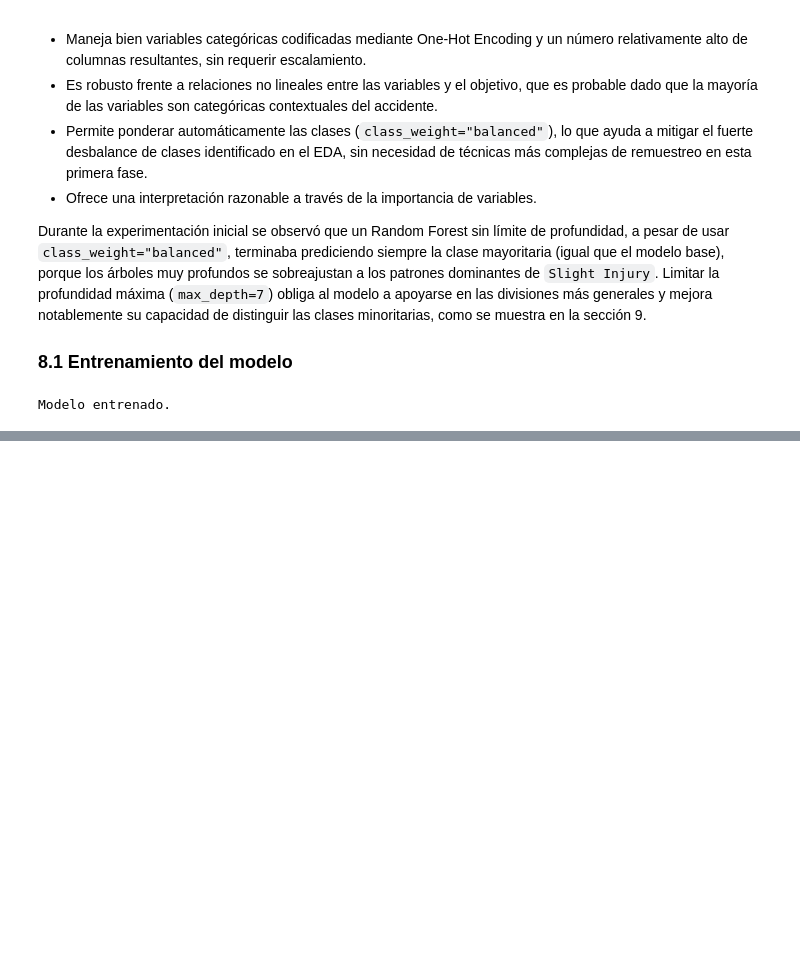
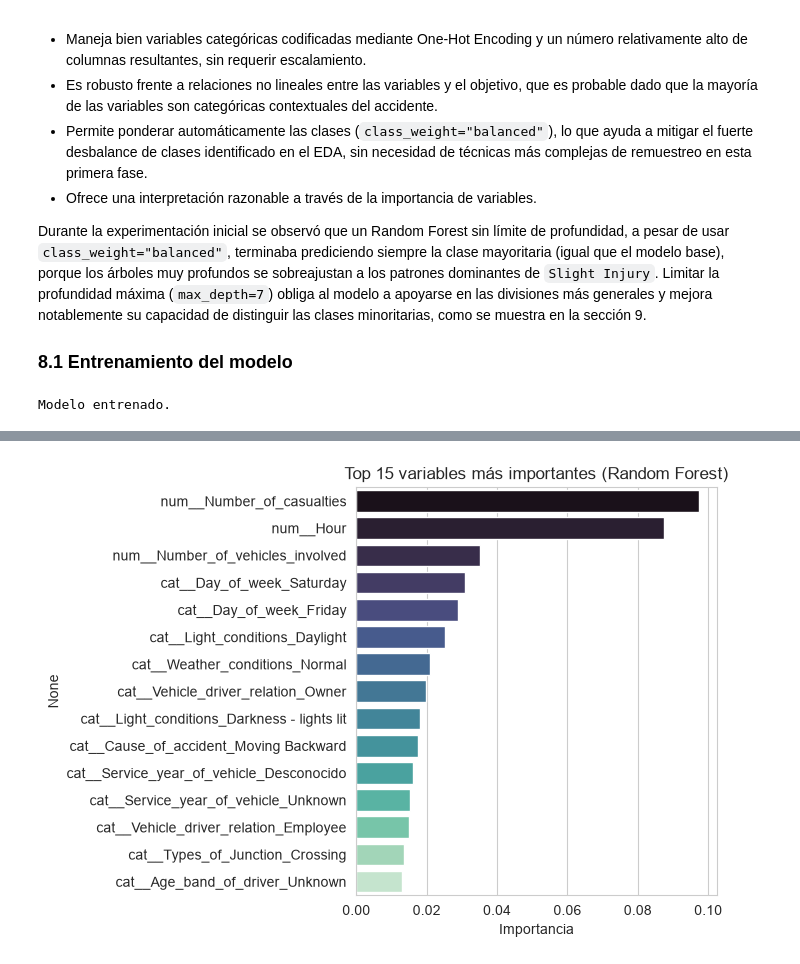
Before and after one commit to CarolinaArboleda/Proyecto_Modelos1, a Jupyter notebook: fase-1/ProyectoModelos.ipynb, the cells around one changed output, grey strips where cells are left out. Cells and saved outputs as stored; diff of their text form; code cells hidden in the pictures; blank space fills up the shorter version.

```diff
--- a/fase-1/ProyectoModelos.ipynb
+++ b/fase-1/ProyectoModelos.ipynb
@@ -333,0 +392,17 @@ Modelo entrenado.
+# %%
+importances = model_pipeline.named_steps["classifier"].feature_importances_
+feature_names = model_pipeline.named_steps["preprocessor"].get_feature_names_out()
+
+feat_imp = (pd.Series(importances, index=feature_names)
+            .sort_values(ascending=False)
+            .head(15))
+
+plt.figure(figsize=(7, 5))
+sns.barplot(x=feat_imp.values, y=feat_imp.index, hue=feat_imp.index,
+            palette="mako", legend=False)
+plt.title("Top 15 variables más importantes (Random Forest)")
+plt.xlabel("Importancia")
+plt.tight_layout()
+plt.show()
+# %% [output]
+[figure, added]
```
Also changed, not shown: parts of 9 cells of this notebook.
